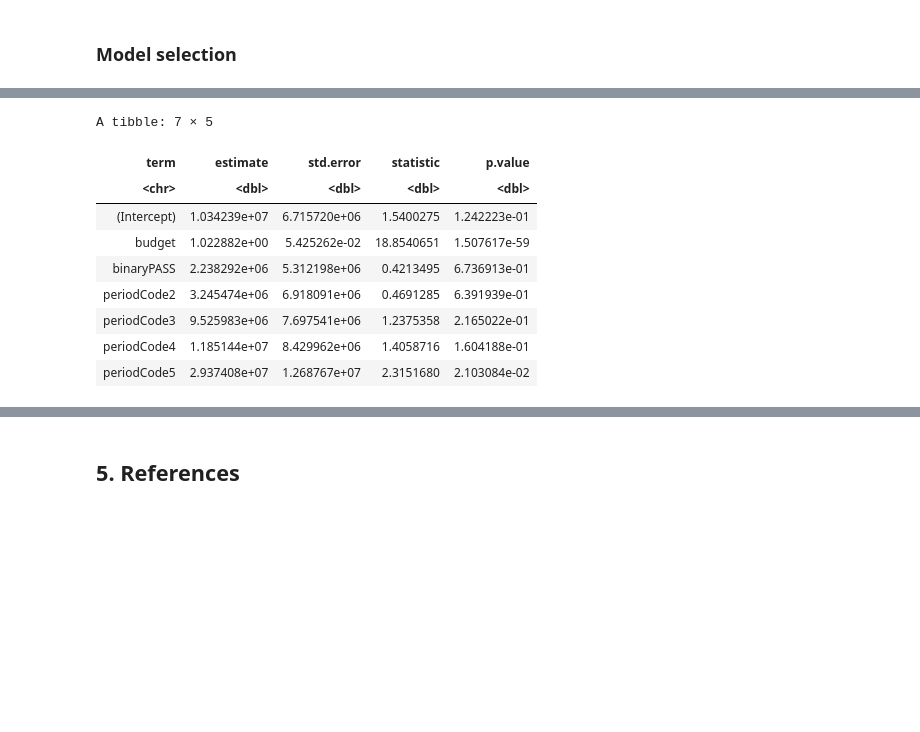
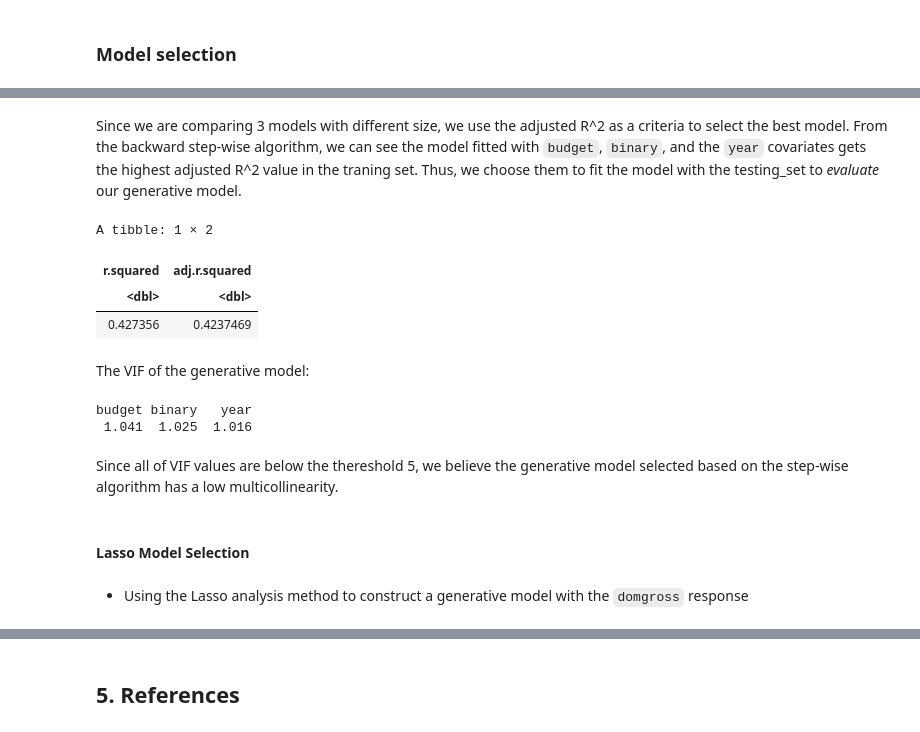
Before and after one commit to Wills-Hao/Film-Profit-Factors-R, a Jupyter notebook: FinalReport.ipynb, the cells around one changed output, grey strips where cells are left out. Drawn from its saved outputs; the diff is of its cells as text; code cells hidden in the pictures; blank space fills up the shorter version.

```diff
--- a/FinalReport.ipynb
+++ b/FinalReport.ipynb
@@ -63,7 +89,7 @@ clean_movie_data <- movie_data %>%
                            intgross = as.integer(intgross),
                            decadeCode = decade.code,
                            periodCode = period.code) %>%
-                    filter(!is.na(year&budget&domgross&intgross&periodCode&decadeCode)) %>% #skip the null values
+                    na.omit() %>% #skip the null values
                     mutate(tot_gross = domgross + intgross) %>%
                     select(year,imdb,budget,binary,domgross,intgross,periodCode,decadeCode)
 head(clean_movie_data)
@@ -292,0 +288,20 @@ budget binary   year
+# %%
+
+year_recent_11 <- clean_movie_data %>%
+               filter(year >= 2002) %>% # 2013-2002 = 11
+               mutate(year = "recent 11 years")
+# tail(year_recent_11)
+
+year_old_11 <- clean_movie_data %>%
+               filter(year <= 2001) %>%      # 2001-1990 = 11
+               mutate(year = "old 11 years")
+# head(year_old_11)
+
+model_data <- rbind(year_recent_11, year_old_11) %>%
+              select(- imdb, - periodCode, - decadeCode) %>%
+              mutate(binary = as.factor(binary),
+                     year = as.factor(year))
+
+
+head(model_data)
+tail(model_data)
@@ -297,16 +331,11 @@ To avoid encoutering with the post-inference problem (select and make inference
 # %%
-selected_movie_data <- clean_movie_data %>%
-                    select(budget, binary, domgross, periodCode) %>%
-                    mutate(periodCode = as.factor(periodCode),
-                           binary = as.factor(binary))
+set.seed(222)
 
-set.seed(003)
-
-training_set <- sample_n(selected_movie_data, size = nrow(clean_movie_data) * 0.70,
+training_set <- sample_n(model_data, size = nrow(model_data) * 0.70,
   replace = FALSE
 )
 
-testing_set <- anti_join(selected_movie_data,
+testing_set <- anti_join(model_data,
   training_set
 )
 
@@ -396,17 +428,30 @@ A tibble: 3 × 4
+# %% [markdown]
+Since we are comparing 3 models with different size, we use the adjusted R^2 as a criteria to select the best model. From the backward step-wise algorithm, we can see the model fitted with `budget`, `binary`, and the `year` covariates gets the highest adjusted R^2 value in the traning set. Thus, we choose them to fit the model with the testing_set to *evaluate* our generative model.
 # %%
-movie_backward_generative <- lm(domgross ~ budget+binary+periodCode,
-  testing_set
-)
+movie_backward_generative <- lm(domgross ~ budget+binary+year,
+                                    testing_set
+                                )
 
-tidy(movie_backward_generative)
+# tidy(movie_backward_generative)
+glance(movie_backward_generative) %>%
+    select(r.squared, adj.r.squared)
 # %% [output]
-A tibble: 7 × 5
+A tibble: 1 × 2
-| term | estimate | std.error | statistic | p.value |
-| <chr> | <dbl> | <dbl> | <dbl> | <dbl> |
-| (Intercept) | 1.034239e+07 | 6.715720e+06 | 1.5400275 | 1.242223e-01 |
-| budget | 1.022882e+00 | 5.425262e-02 | 18.8540651 | 1.507617e-59 |
-| binaryPASS | 2.238292e+06 | 5.312198e+06 | 0.4213495 | 6.736913e-01 |
-| periodCode2 | 3.245474e+06 | 6.918091e+06 | 0.4691285 | 6.391939e-01 |
-| periodCode3 | 9.525983e+06 | 7.697541e+06 | 1.2375358 | 2.165022e-01 |
-| periodCode4 | 1.185144e+07 | 8.429962e+06 | 1.4058716 | 1.604188e-01 |
-| periodCode5 | 2.937408e+07 | 1.268767e+07 | 2.3151680 | 2.103084e-02 |
+| r.squared | adj.r.squared |
+| <dbl> | <dbl> |
+| 0.427356 | 0.4237469 |
+# %% [markdown]
+The VIF of the generative model:
+# %%
+backward_variables_vif <-
+   vif(movie_backward_generative)
+round(backward_variables_vif, 3)
+# %% [output]
+budget binary   year
+ 1.041  1.025  1.016
+# %% [markdown]
+Since all of VIF values are below the thereshold 5, we believe the generative model selected based on the step-wise algorithm has a low multicollinearity.
+# %% [markdown]
+#### Lasso Model Selection
+# %% [markdown]
+* Using the Lasso analysis method to construct a generative model with the `domgross` response
```
Also changed, not shown: parts of 23 cells of this notebook.
